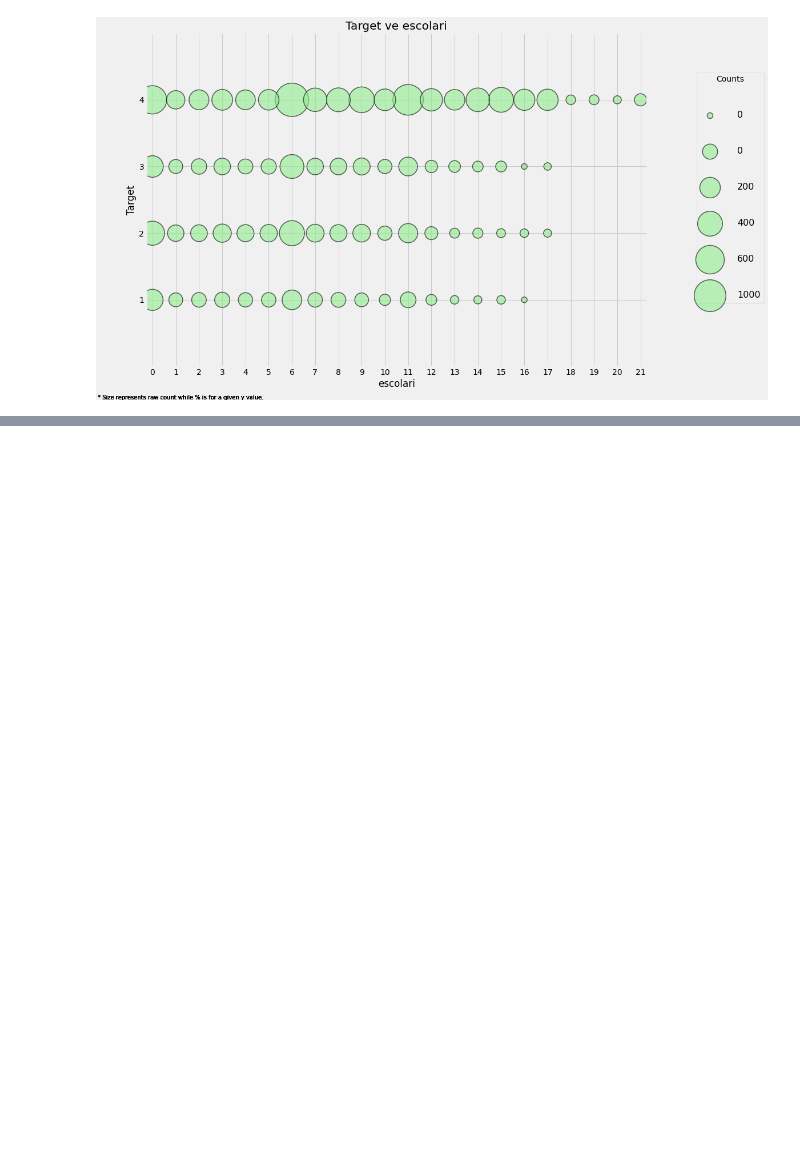
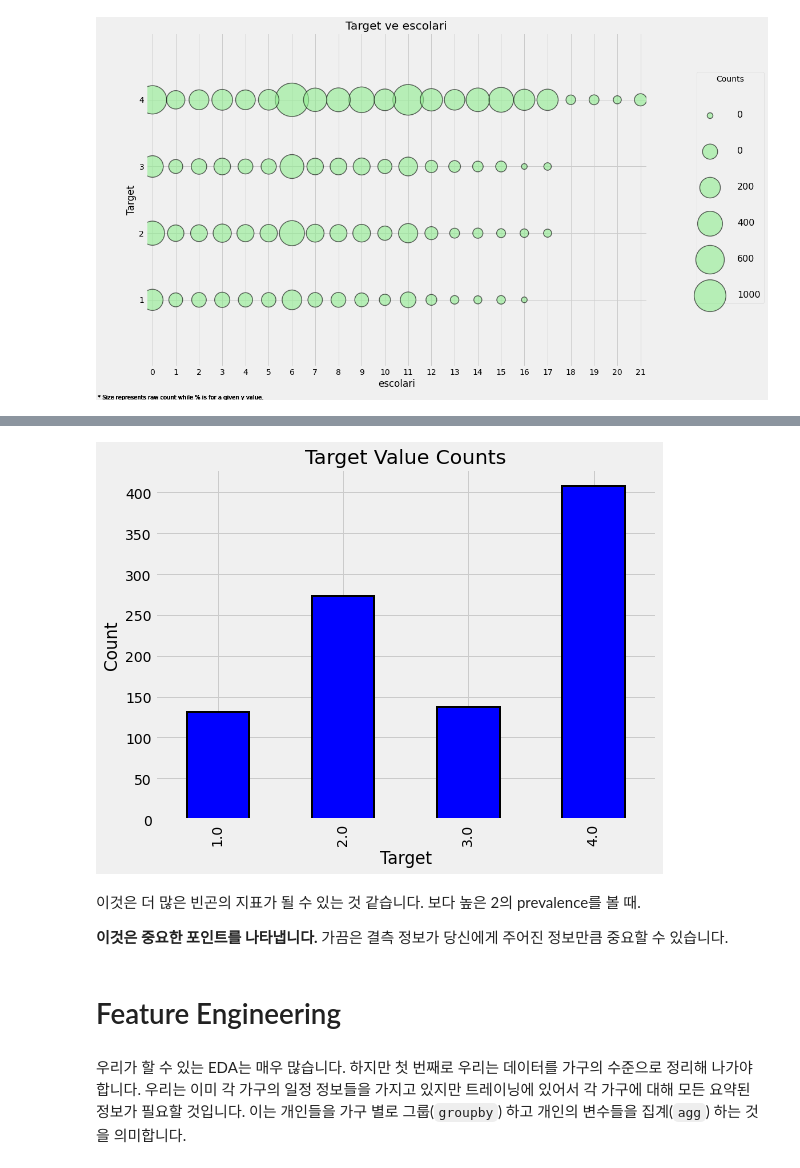
Before and after one commit to stk346/Kaggle, a Jupyter notebook: Costa Rican Household Poverty Level Prediction/A_Complete_Introduction_and_Walkthrough.ipynb, the cells around one changed output, grey strips where cells are left out. Cells and saved outputs as stored; diff of their text form; code cells hidden in the pictures; blank space fills up the shorter version.

```diff
--- a/Costa Rican Household Poverty Level Prediction/A_Complete_Introduction_and_Walkthrough.ipynb
+++ b/Costa Rican Household Poverty Level Prediction/A_Complete_Introduction_and_Walkthrough.ipynb
@@ -917,0 +924,12 @@ plot_categoricals('escolari', 'Target', data, annotate = False)
+# %%
+plot_value_counts(data[(data['v2a1-missing'] == 1)], 'Target')
+# %% [output]
+[figure, added]
+# %% [markdown]
+이것은 더 많은 빈곤의 지표가 될 수 있는 것 같습니다. 보다 높은 2의 prevalence를 볼 때.
+
+**이것은 중요한 포인트를 나타냅니다.** 가끔은 결측 정보가 당신에게 주어진 정보만큼 중요할 수 있습니다.
+# %% [markdown]
+# Feature Engineering
+# %% [markdown]
+우리가 할 수 있는 EDA는 매우 많습니다. 하지만 첫 번째로 우리는 데이터를 가구의 수준으로 정리해 나가야 합니다. 우리는 이미 각 가구의 일정 정보들을 가지고 있지만 트레이닝에 있어서 각 가구에 대해 모든 요약된 정보가 필요할 것입니다. 이는 개인들을 가구 별로 그룹(`groupby`) 하고 개인의 변수들을 집계(`agg`) 하는 것을 의미합니다.
```
Also changed, not shown: parts of 69 cells of this notebook.
